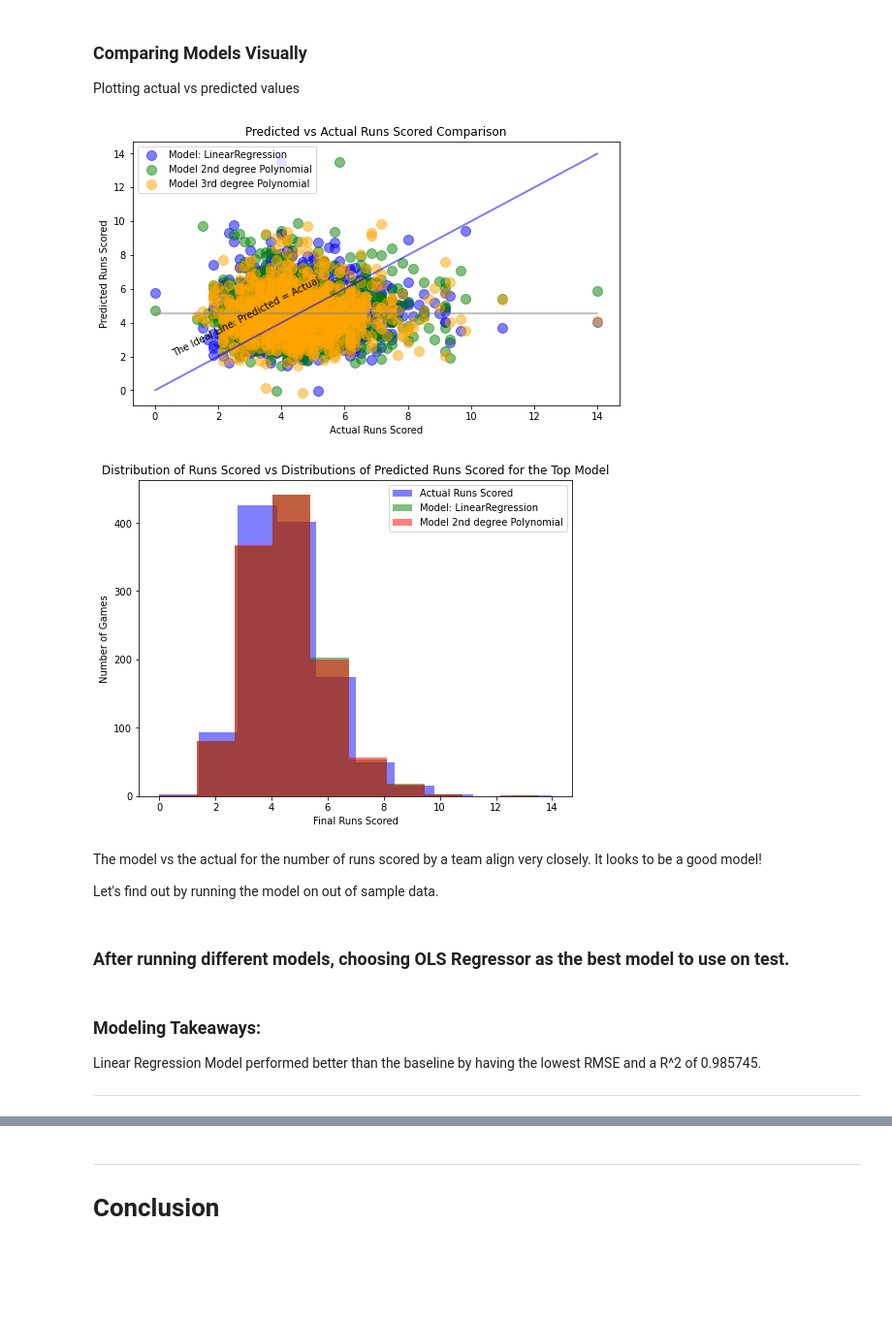
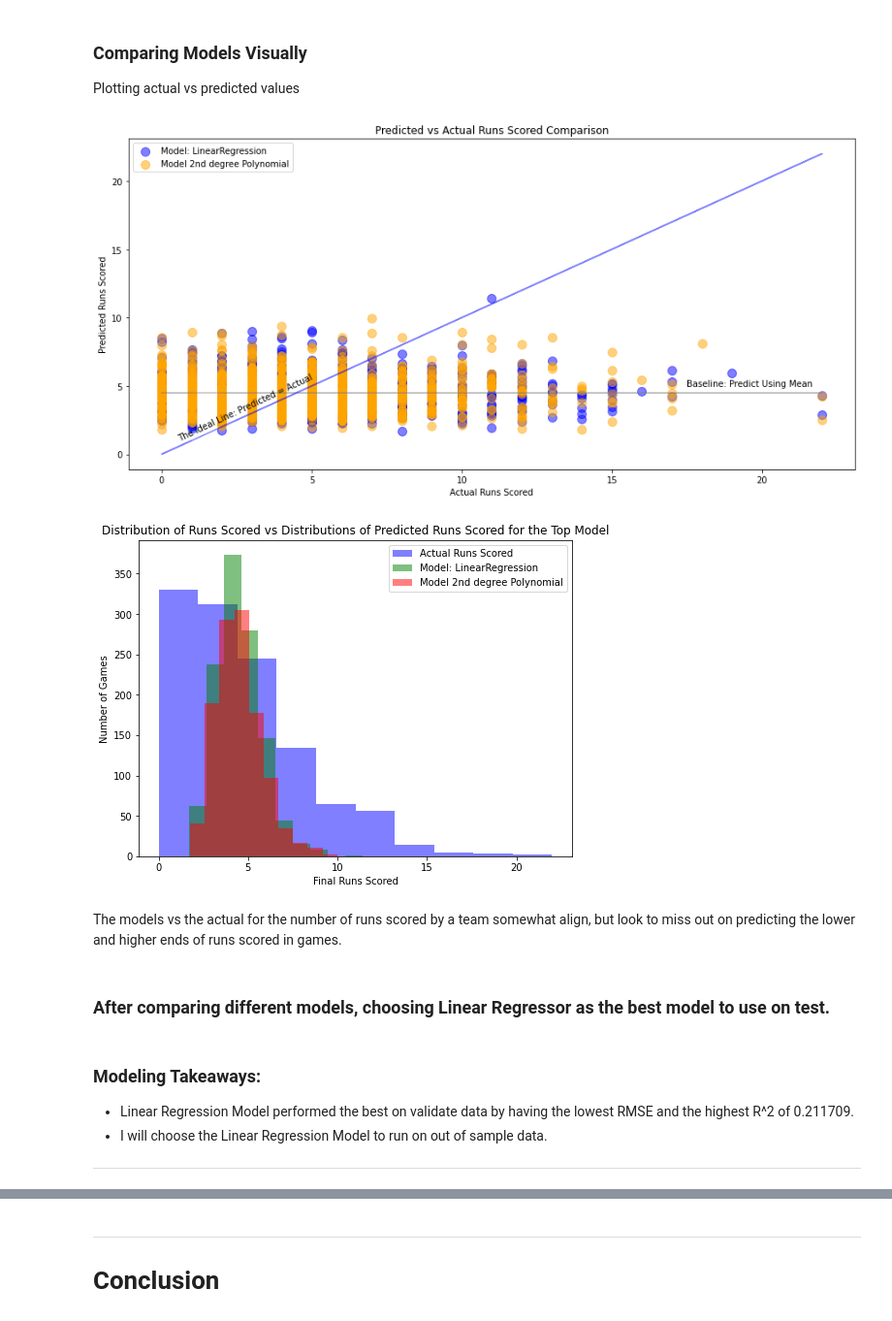
Before and after one commit to veronica-f-reyes/individual-project, a Jupyter notebook: initial_notebook.ipynb, the cells around one changed output, grey strips where cells are left out. Shown at 97% size. Drawn from its saved outputs; the diff is of its cells as text; code cells hidden in the pictures; blank space fills up the shorter version.

```diff
--- a/initial_notebook.ipynb
+++ b/initial_notebook.ipynb
@@ -1637,7 +1649,7 @@ lm = LinearRegression(normalize=True)
 #
 # fit the thing
 #
-lm.fit(X_train_scaled, y_train.roll_runs_scored)
+lm.fit(X_train_scaled, y_train.runs_scored)
 # %% [output]
 LinearRegression(normalize=True)
 # %%
@@ -1730,19 +1742,19 @@ lars = LassoLars(alpha=4)
 
 # fit the model to our training data. We must specify the column in y_train,
 # since we have converted it to a dataframe from a series!
-lars.fit(X_train, y_train.roll_runs_scored)
+lars.fit(X_train, y_train.runs_scored)
 
 # predict train
 y_train['runs_pred_lars'] = lars.predict(X_train_scaled)
 
 # evaluate: rmse
-rmse_train = mean_squared_error(y_train.roll_runs_scored, y_train.runs_pred_lars) ** (1/2)
+rmse_train = mean_squared_error(y_train.runs_scored, y_train.runs_pred_lars) ** (1/2)
 
 # predict validate
 y_validate['runs_pred_lars'] = lars.predict(X_validate_scaled)
 
 # evaluate: rmse
-rmse_validate = mean_squared_error(y_validate.roll_runs_scored, y_validate.runs_pred_lars) ** (1/2)
+rmse_validate = mean_squared_error(y_validate.runs_scored, y_validate.runs_pred_lars) ** (1/2)
 
 print("RMSE for Lasso + Lars\nTraining/In-Sample: ", rmse_train,
       "\nValidation/Out-of-Sample: ", rmse_validate)
@@ -1791,19 +1803,19 @@ lm2 = LinearRegression(normalize=True)
 
 # fit the model to our training data. We must specify the column in y_train,
 # since we have converted it to a dataframe from a series!
-lm2.fit(X_train_degree2, y_train.roll_runs_scored)
+lm2.fit(X_train_degree2, y_train.runs_scored)
 
 # predict train
 y_train['runs_pred_lm2'] = lm2.predict(X_train_degree2)
 
 # evaluate: rmse
-rmse_train = mean_squared_error(y_train.roll_runs_scored, y_train.runs_pred_lm2) ** (1/2)
+rmse_train = mean_squared_error(y_train.runs_scored, y_train.runs_pred_lm2) ** (1/2)
 
 # predict validate
 y_validate['runs_pred_lm2'] = lm2.predict(X_validate_degree2)
 
 # evaluate: rmse
-rmse_validate = mean_squared_error(y_validate.roll_runs_scored, y_validate.runs_pred_lm2) ** 0.5
+rmse_validate = mean_squared_error(y_validate.runs_scored, y_validate.runs_pred_lm2) ** 0.5
 
 print("RMSE for Polynomial Model, degrees=2\nTraining/In-Sample: ", rmse_train,
       "\nValidation/Out-of-Sample: ", rmse_validate)
@@ -1842,19 +1854,19 @@ lm3 = LinearRegression(normalize=True)
 
 # fit the model to our training data. We must specify the column in y_train,
 # since we have converted it to a dataframe from a series!
-lm3.fit(X_train_degree3, y_train.roll_runs_scored)
+lm3.fit(X_train_degree3, y_train.runs_scored)
 
 # predict train
 y_train['runs_pred_lm3'] = lm3.predict(X_train_degree3)
 
 # evaluate: rmse
-rmse_train = mean_squared_error(y_train.roll_runs_scored, y_train.runs_pred_lm3) ** (1/2)
+rmse_train = mean_squared_error(y_train.runs_scored, y_train.runs_pred_lm3) ** (1/2)
 
 # predict validate
 y_validate['runs_pred_lm3'] = lm3.predict(X_validate_degree3)
 
 # evaluate: rmse
-rmse_validate = mean_squared_error(y_validate.roll_runs_scored, y_validate.runs_pred_lm3) ** 0.5
+rmse_validate = mean_squared_error(y_validate.runs_scored, y_validate.runs_pred_lm3) ** 0.5
 
 print("RMSE for Polynomial Model, degrees=3\nTraining/In-Sample: ", rmse_train,
       "\nValidation/Out-of-Sample: ", rmse_validate)
@@ -1893,31 +1905,31 @@ metric_df.style.format(
 Plotting actual vs predicted values
 # %%
 # y_validate.head()
-plt.figure(figsize=(9,5))
-plt.plot(y_validate.roll_runs_scored, y_validate.runs_pred_mean, alpha=.5, color="gray", label='_nolegend_')
-plt.annotate("Baseline: Predict Using Mean", (15, 5))
-plt.plot(y_validate.roll_runs_scored, y_validate.roll_runs_scored, alpha=.5, color="blue", label='_nolegend_')
-plt.annotate("The Ideal Line: Predicted = Actual", (.5, 2), rotation=27)
+plt.figure(figsize=(15,7))
+plt.plot(y_validate.runs_scored, y_validate.runs_pred_mean, alpha=.5, color="gray", label='_nolegend_')
+plt.annotate("Baseline: Predict Using Mean", (17.5, 5))
+plt.plot(y_validate.runs_scored, y_validate.runs_scored, alpha=.5, color="blue", label='_nolegend_')
+plt.annotate("The Ideal Line: Predicted = Actual", (.5, 1), rotation=25)
 
-plt.scatter(y_validate.roll_runs_scored.sample(n=1000), y_validate.runs_pred_lm.sample(n=1000),
+plt.scatter(y_validate.runs_scored.sample(n=1000), y_validate.runs_pred_lm.sample(n=1000),
             alpha=.5, color="blue", s=100, label="Model: LinearRegression")
-#plt.scatter(y_validate.logerror.sample(n=1000), y_validate.logerror_pred_glm.sample(n=1000),
+#plt.scatter(y_validate.runs_scored.sample(n=1000), y_validate.runs_pred_glm.sample(n=1000),
             #alpha=.5, color="yellow", s=100, label="Model: TweedieRegressor")
-plt.scatter(y_validate.roll_runs_scored.sample(n=1000), y_validate.runs_pred_lm2.sample(n=1000),
-            alpha=.5, color="green", s=100, label="Model 2nd degree Polynomial")
-plt.scatter(y_validate.roll_runs_scored.sample(n=1000), y_validate.runs_pred_lm3.sample(n=1000),
-            alpha=.5, color="orange", s=100, label="Model 3rd degree Polynomial")
+plt.scatter(y_validate.runs_scored.sample(n=1000), y_validate.runs_pred_lm2.sample(n=1000),
+            alpha=.5, color="orange", s=100, label="Model 2nd degree Polynomial")
+#plt.scatter(y_validate.runs_scored.sample(n=1000), y_validate.runs_pred_lm3.sample(n=1000),
+           # alpha=.5, color="orange", s=100, label="Model 3rd degree Polynomial")
 plt.legend()
 plt.xlabel("Actual Runs Scored")
 plt.ylabel("Predicted Runs Scored")
 plt.title("Predicted vs Actual Runs Scored Comparison")
 plt.show()
 # %% [output]
-[figure, old version]
+[figure, new version]
 # %%
 # plot tgo visualize actual vs predicted.
 plt.figure(figsize=(8,6))
-plt.hist(y_validate.roll_runs_scored, color='blue', alpha=.5, label="Actual Runs Scored")
+plt.hist(y_validate.runs_scored, color='blue', alpha=.5, label="Actual Runs Scored")
 plt.hist(y_validate.runs_pred_lm, color='green', alpha=.5, label="Model: LinearRegression")
 #plt.hist(y_validate.runs_pred_glm, color='yellow', alpha=.5, label="Model: TweedieRegressor")
 plt.hist(y_validate.runs_pred_lm2, color='red', alpha=.5, label="Model 2nd degree Polynomial")
@@ -1928,16 +1940,15 @@ plt.title("Distribution of Runs Scored vs Distributions of Predicted Runs Scored
 plt.legend()
 plt.show()
 # %% [output]
-[figure, old version]
+[figure, new version]
 # %% [markdown]
-The model vs the actual for the number of runs scored by a team align very closely.  It looks to be a good model!
-
-Let's find out by running the model on out of sample data.
+The models vs the actual for the number of runs scored by a team somewhat align, but look to miss out on predicting the lower and higher ends of runs scored in games.
 # %% [markdown]
-### After running different models, choosing OLS Regressor as the best model to use on test.
+### After comparing different models, choosing Linear Regressor as the best model to use on test.
 # %% [markdown]
 ### Modeling Takeaways:
-Linear Regression Model performed better than the baseline by having the lowest RMSE and a R^2 of 0.985745.
+- Linear Regression Model performed the best on validate data by having the lowest RMSE and the highest R^2 of 0.211709.
+- I will choose the Linear Regression Model to run on out of sample data.
 ***
 # %% [markdown]
 ## Running the Best Model on Test Sample
```
Also changed, not shown: parts of 59 cells of this notebook.
